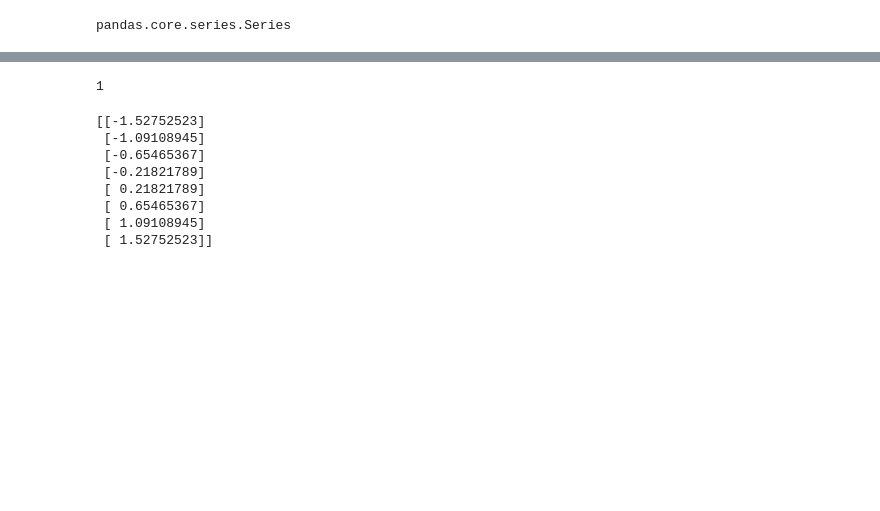
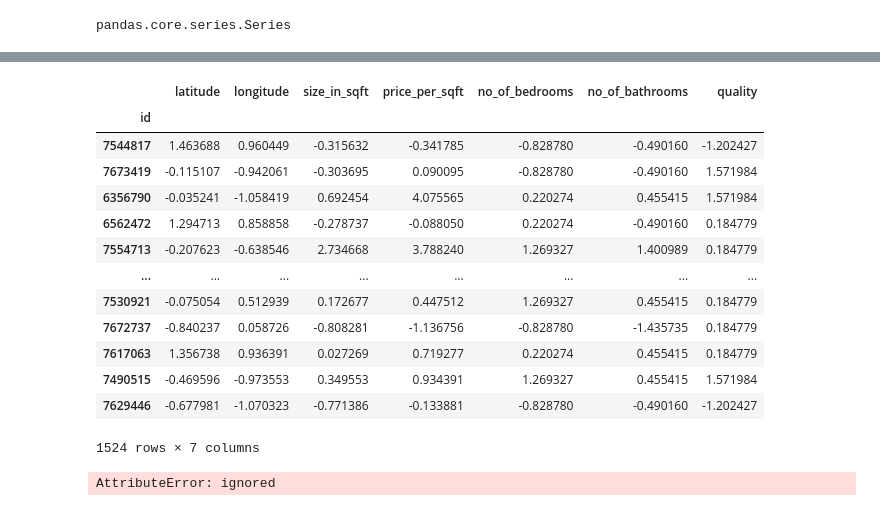
Before and after one commit to k9pranav/ML_learning_and_exp, a Jupyter notebook: Dubai_property.ipynb, the cells around one changed output, grey strips where cells are left out. Drawn from its saved outputs; the diff is of its cells as text; code cells hidden in the pictures; blank space fills up the shorter version.

```diff
--- a/Dubai_property.ipynb
+++ b/Dubai_property.ipynb
@@ -200,27 +187,51 @@ class MinMaxScaleClone(BaseEstimator, TransformerMixin):
-# %%
-c = np.array([1,2,3,4,6,8])
-c.min(axis = 0)
-# %% [output]
-1
-# %%
-from sklearn.preprocessing import StandardScaler
-
-scaler = StandardScaler()
-
-
-X = np.array([1,2,3,4,5,6,7,8])
-y = np.array([1,5,10,15,27,38,51,66])
-
-scale = StandardScaler()
-
-scaler.fit(X.reshape(-1,1))
-print(scaler.transform(X.reshape(-1,1)))
-# %% [output]
-[[-1.52752523]
- [-1.09108945]
- [-0.65465367]
- [-0.21821789]
- [ 0.21821789]
- [ 0.65465367]
- [ 1.09108945]
- [ 1.52752523]]
+# %%
+housing_num = housing.select_dtypes(include=[np.number])
+# %%
+
+
+from sklearn.pipeline import Pipeline
+from sklearn.impute import SimpleImputer
+
+num_pipeline = Pipeline([
+    ('impute', SimpleImputer(strategy = 'median')),
+    ('standardize', StandardScaler()),
+])
+
+from sklearn.pipeline import make_pipeline
+
+num_pipeline = make_pipeline(SimpleImputer(strategy = 'median'), StandardScaler())
+
+# As SimpleImputer Does not have get_feature_names_out method, I had to add it
+# In this case, I used the get_feature_names_out from standardscaler
+SimpleImputer.get_feature_names_out = StandardScaler.get_feature_names_out
+
+housing_num_prepared = num_pipeline.fit_transform(housing_num)
+# %%
+df_housing_num_prepared = pd.DataFrame(
+    housing_num_prepared, columns=num_pipeline.get_feature_names_out(),
+    index=housing_num.index)
+
+df_housing_num_prepared
+# %% [output]
+|  | latitude | longitude | size_in_sqft | price_per_sqft | no_of_bedrooms | no_of_bathrooms | quality |
+| id |  |  |  |  |  |  |  |
+| 7544817 | 1.463688 | 0.960449 | -0.315632 | -0.341785 | -0.828780 | -0.490160 | -1.202427 |
+| 7673419 | -0.115107 | -0.942061 | -0.303695 | 0.090095 | -0.828780 | -0.490160 | 1.571984 |
+| 6356790 | -0.035241 | -1.058419 | 0.692454 | 4.075565 | 0.220274 | 0.455415 | 1.571984 |
+| 6562472 | 1.294713 | 0.858858 | -0.278737 | -0.088050 | 0.220274 | -0.490160 | 0.184779 |
+| 7554713 | -0.207623 | -0.638546 | 2.734668 | 3.788240 | 1.269327 | 1.400989 | 0.184779 |
+| ... | ... | ... | ... | ... | ... | ... | ... |
+| 7530921 | -0.075054 | 0.512939 | 0.172677 | 0.447512 | 1.269327 | 0.455415 | 0.184779 |
+| 7672737 | -0.840237 | 0.058726 | -0.808281 | -1.136756 | -0.828780 | -1.435735 | 0.184779 |
+| 7617063 | 1.356738 | 0.936391 | 0.027269 | 0.719277 | 0.220274 | 0.455415 | 0.184779 |
+| 7490515 | -0.469596 | -0.973553 | 0.349553 | 0.934391 | 1.269327 | 0.455415 | 1.571984 |
+| 7629446 | -0.677981 | -1.070323 | -0.771386 | -0.133881 | -0.828780 | -0.490160 | -1.202427 |
+1524 rows × 7 columns
+# %%
+k = SimpleImputer(strategy='median')
+
+k.fit_transform(housing_num)
+
+k.get_features_names_out()
+# %% [output]
+AttributeError: ignored
```
Also changed, not shown: parts of 8 cells of this notebook.
